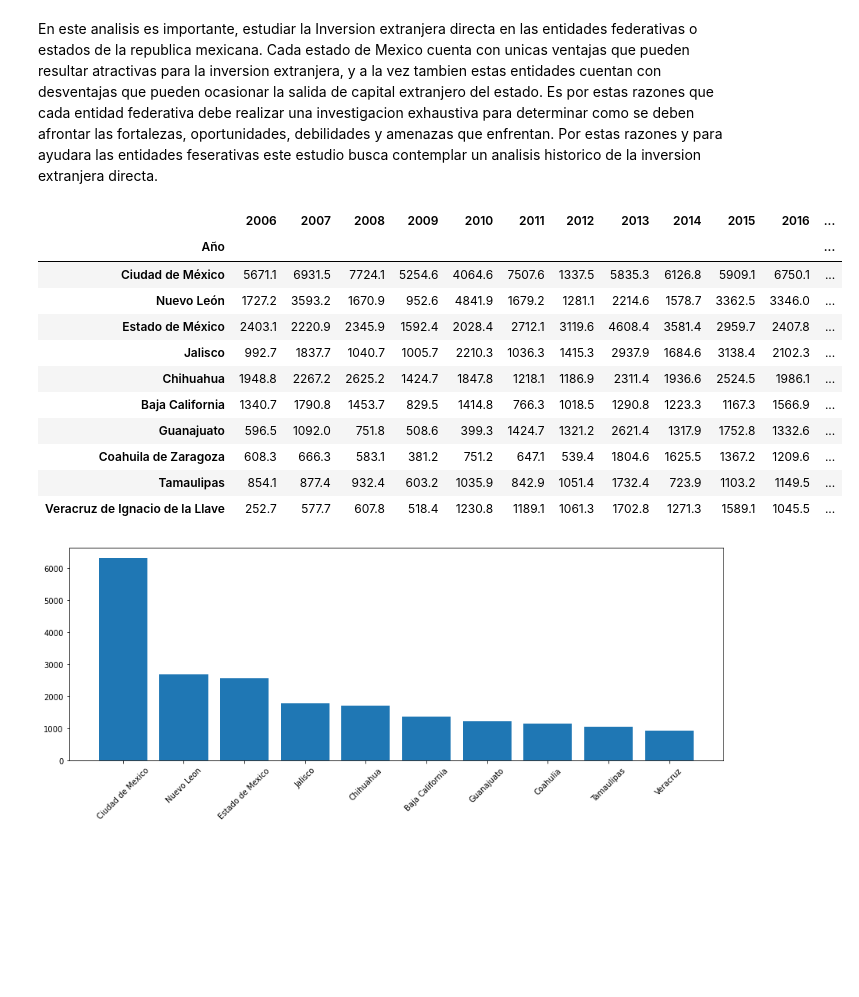
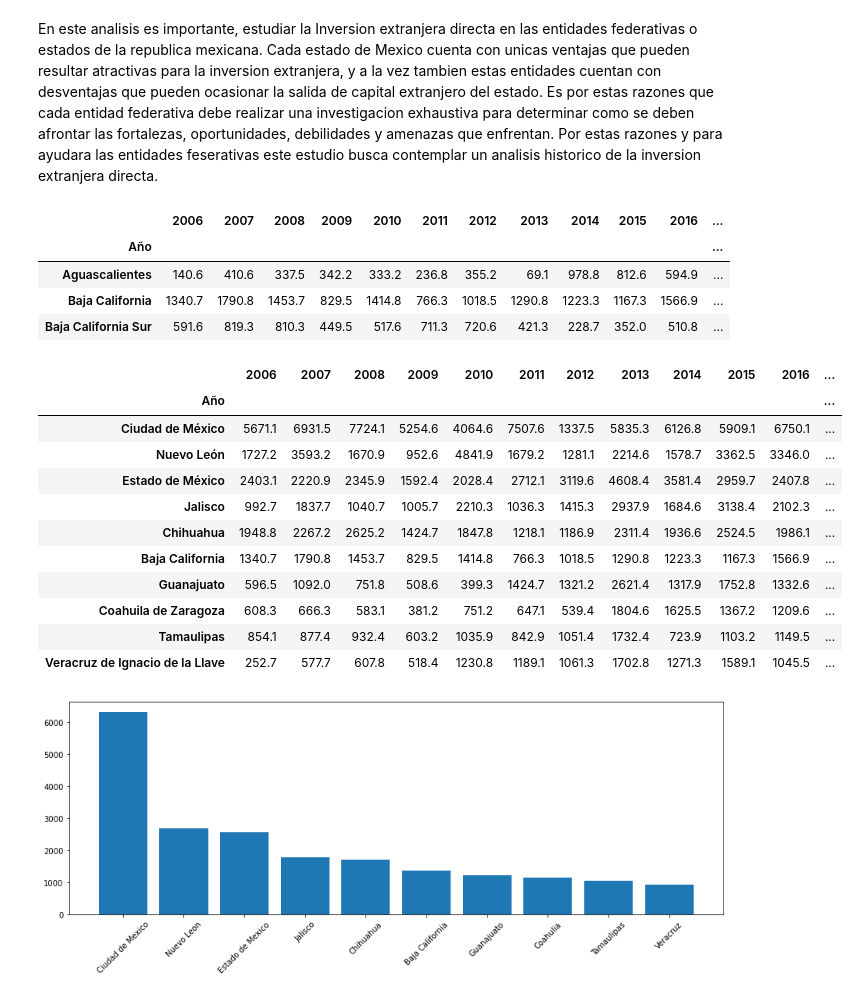
Before and after one commit to OctavioPB/Data-Analyst-Projects, a Jupyter notebook: InversionExtranjeraDirecta2023/Inversion Extranjera Directa en Mexico 2023.ipynb, the cells around one changed output. Saved outputs shown, nothing was run; the diff lists cells and outputs as text; code cells hidden in the pictures; blank space fills up the shorter version.

Commit message:
Graficas Entidad federativa agregado

```diff
--- a/InversionExtranjeraDirecta2023/Inversion Extranjera Directa en Mexico 2023.ipynb
+++ b/InversionExtranjeraDirecta2023/Inversion Extranjera Directa en Mexico 2023.ipynb
@@ -314,29 +314,36 @@ En este analisis es importante, estudiar la Inversion extranjera directa en las
 # %%
 # Inversion Directa por Entidad Federativa
 
 IED_Entidad = pd.read_csv('IED\IED-Entidad.csv', sep = ',')
 IED_Entidad.rename(columns={'Entidad Federativa': 'Año'}, inplace=True)
 IED_Entidad.set_index('Año', inplace= True)
-
-# Creamos una nueva columna con el promedio de cada estado
-
-IED_Entidad['Total'] = IED_Entidad.mean(axis=1)
-IED_Entidad.sort_values('Total',  ascending = False, inplace= True)
-IED_Entidad_Mejores = IED_Entidad.iloc[1:11]
-IED_Entidad_Mejores
+IED_Entidad.head(3)
 # %% [output]
 |  | 2006 | 2007 | 2008 | 2009 | 2010 | 2011 | 2012 | 2013 | 2014 | 2015 | 2016 | ... |
 | Año |  |  |  |  |  |  |  |  |  |  |  | ... |
-| Ciudad de México | 5671.1 | 6931.5 | 7724.1 | 5254.6 | 4064.6 | 7507.6 | 1337.5 | 5835.3 | 6126.8 | 5909.1 | 6750.1 | ... |
-| Nuevo León | 1727.2 | 3593.2 | 1670.9 | 952.6 | 4841.9 | 1679.2 | 1281.1 | 2214.6 | 1578.7 | 3362.5 | 3346.0 | ... |
-| Estado de México | 2403.1 | 2220.9 | 2345.9 | 1592.4 | 2028.4 | 2712.1 | 3119.6 | 4608.4 | 3581.4 | 2959.7 | 2407.8 | ... |
-| Jalisco | 992.7 | 1837.7 | 1040.7 | 1005.7 | 2210.3 | 1036.3 | 1415.3 | 2937.9 | 1684.6 | 3138.4 | 2102.3 | ... |
-| Chihuahua | 1948.8 | 2267.2 | 2625.2 | 1424.7 | 1847.8 | 1218.1 | 1186.9 | 2311.4 | 1936.6 | 2524.5 | 1986.1 | ... |
+| Aguascalientes | 140.6 | 410.6 | 337.5 | 342.2 | 333.2 | 236.8 | 355.2 | 69.1 | 978.8 | 812.6 | 594.9 | ... |
 | Baja California | 1340.7 | 1790.8 | 1453.7 | 829.5 | 1414.8 | 766.3 | 1018.5 | 1290.8 | 1223.3 | 1167.3 | 1566.9 | ... |
-| Guanajuato | 596.5 | 1092.0 | 751.8 | 508.6 | 399.3 | 1424.7 | 1321.2 | 2621.4 | 1317.9 | 1752.8 | 1332.6 | ... |
-| Coahuila de Zaragoza | 608.3 | 666.3 | 583.1 | 381.2 | 751.2 | 647.1 | 539.4 | 1804.6 | 1625.5 | 1367.2 | 1209.6 | ... |
-| Tamaulipas | 854.1 | 877.4 | 932.4 | 603.2 | 1035.9 | 842.9 | 1051.4 | 1732.4 | 723.9 | 1103.2 | 1149.5 | ... |
-| Veracruz de Ignacio de la Llave | 252.7 | 577.7 | 607.8 | 518.4 | 1230.8 | 1189.1 | 1061.3 | 1702.8 | 1271.3 | 1589.1 | 1045.5 | ... |
+| Baja California Sur | 591.6 | 819.3 | 810.3 | 449.5 | 517.6 | 711.3 | 720.6 | 421.3 | 228.7 | 352.0 | 510.8 | ... |
+# %%
+# Creamos una nueva columna con el promedio de cada estado
+
+IED_Entidad['Total'] = IED_Entidad.mean(axis=1)
+IED_Entidad.sort_values('Total',  ascending = False, inplace= True)
+IED_Entidad_Mejores = IED_Entidad.iloc[1:11]
+IED_Entidad_Mejores
+# %% [output]
+|  | 2006 | 2007 | 2008 | 2009 | 2010 | 2011 | 2012 | 2013 | 2014 | 2015 | 2016 | ... |
+| Año |  |  |  |  |  |  |  |  |  |  |  | ... |
+| Ciudad de México | 5671.1 | 6931.5 | 7724.1 | 5254.6 | 4064.6 | 7507.6 | 1337.5 | 5835.3 | 6126.8 | 5909.1 | 6750.1 | ... |
+| Nuevo León | 1727.2 | 3593.2 | 1670.9 | 952.6 | 4841.9 | 1679.2 | 1281.1 | 2214.6 | 1578.7 | 3362.5 | 3346.0 | ... |
+| Estado de México | 2403.1 | 2220.9 | 2345.9 | 1592.4 | 2028.4 | 2712.1 | 3119.6 | 4608.4 | 3581.4 | 2959.7 | 2407.8 | ... |
+| Jalisco | 992.7 | 1837.7 | 1040.7 | 1005.7 | 2210.3 | 1036.3 | 1415.3 | 2937.9 | 1684.6 | 3138.4 | 2102.3 | ... |
+| Chihuahua | 1948.8 | 2267.2 | 2625.2 | 1424.7 | 1847.8 | 1218.1 | 1186.9 | 2311.4 | 1936.6 | 2524.5 | 1986.1 | ... |
+| Baja California | 1340.7 | 1790.8 | 1453.7 | 829.5 | 1414.8 | 766.3 | 1018.5 | 1290.8 | 1223.3 | 1167.3 | 1566.9 | ... |
+| Guanajuato | 596.5 | 1092.0 | 751.8 | 508.6 | 399.3 | 1424.7 | 1321.2 | 2621.4 | 1317.9 | 1752.8 | 1332.6 | ... |
+| Coahuila de Zaragoza | 608.3 | 666.3 | 583.1 | 381.2 | 751.2 | 647.1 | 539.4 | 1804.6 | 1625.5 | 1367.2 | 1209.6 | ... |
+| Tamaulipas | 854.1 | 877.4 | 932.4 | 603.2 | 1035.9 | 842.9 | 1051.4 | 1732.4 | 723.9 | 1103.2 | 1149.5 | ... |
+| Veracruz de Ignacio de la Llave | 252.7 | 577.7 | 607.8 | 518.4 | 1230.8 | 1189.1 | 1061.3 | 1702.8 | 1271.3 | 1589.1 | 1045.5 | ... |
 # %%
 # Graficar las entidades federativas con mayor IED
 
```
